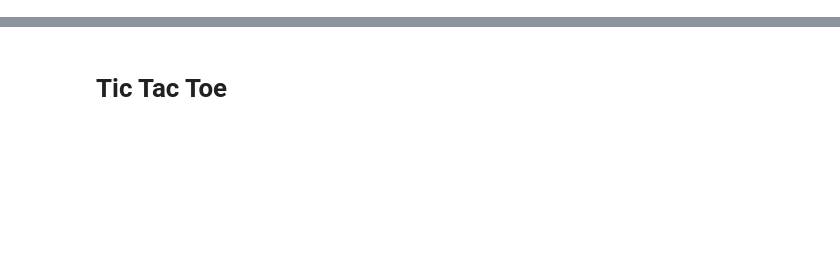
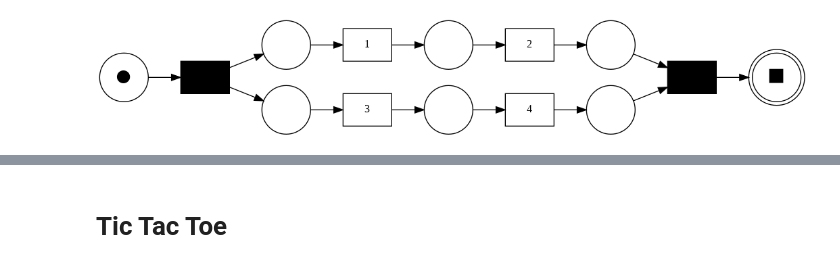
Before and after one commit to tomyaacov/process_mining, a Jupyter notebook: inductive_or.ipynb, the cells around one changed output, grey strips where cells are left out. Saved outputs shown, nothing was run; the diff lists cells and outputs as text; code cells hidden in the pictures; blank space fills up the shorter version.

```diff
--- a/inductive_or.ipynb
+++ b/inductive_or.ipynb
@@ -29,0 +67,12 @@ data = [[y for (x,y) in z] for z in l ]
+# %%
+# data generatioln
+l = [zip(w1,w2)
+for w1 in permutations('ABCD') if w1.index("A") < w1.index("B") and w1.index("C") < w1.index("D")
+for w2 in permutations('1234') if w2.index("1") < w2.index("2") and w2.index("3") < w2.index("4")  ]
+
+data = [[y for (x,y) in z] for z in l ]
+event_log = data_to_log(data)
+net, initial_marking, final_marking = pm4py.discover_petri_net_inductive(event_log)
+pm4py.view_petri_net(net, initial_marking, final_marking)
+# %% [output]
+[figure, added]
```
Also changed, not shown: parts of 11 cells of this notebook.
